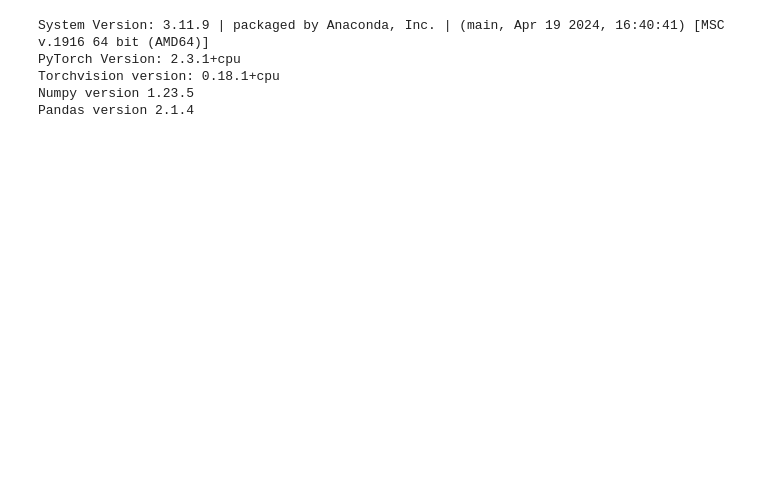
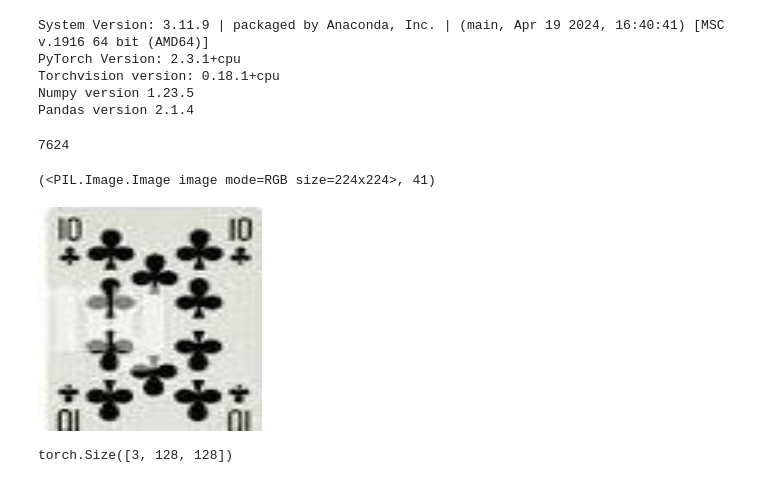
Before and after one commit to gaoaaron1/LLModelTraining, a Jupyter notebook: Card-LLM.ipynb, the cells around one changed output. Cells and saved outputs as stored; diff of their text form; code cells hidden in the pictures; blank space fills up the shorter version.

Commit message:
Added training model

```diff
--- a/Card-LLM.ipynb
+++ b/Card-LLM.ipynb
@@ -38,3 +38,20 @@ class PlayingCardDataset(Dataset):
     @property
     def classes(self):
         return self.data.classes
+# %%
+dataset = PlayingCardDataset (
+    data_dir = 'train'
+)
+# %%
+len(dataset)
+# %% [output]
+7624
+# %%
+dataset[6000]
+# %% [output]
+(<PIL.Image.Image image mode=RGB size=224x224>, 41)
+# %%
+image, label = dataset[6000]
+image
+# %% [output]
+[figure, added]
@@ -40,0 +66,5 @@ class PlayingCardDataset(Dataset):
+# %%
+image, label = dataset[100]
+image.shape
+# %% [output]
+torch.Size([3, 128, 128])
```
Also changed, not shown: parts of 11 cells of this notebook.
